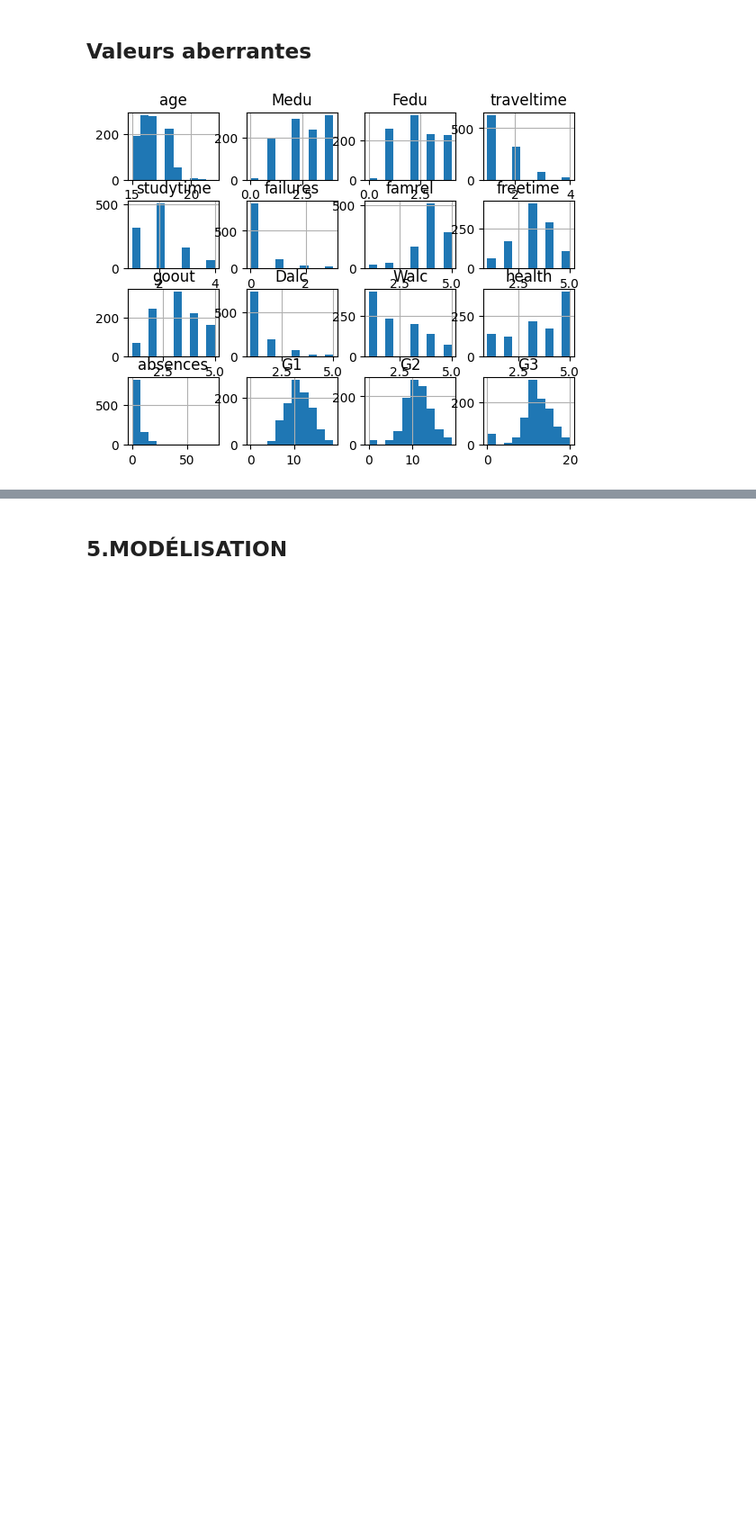
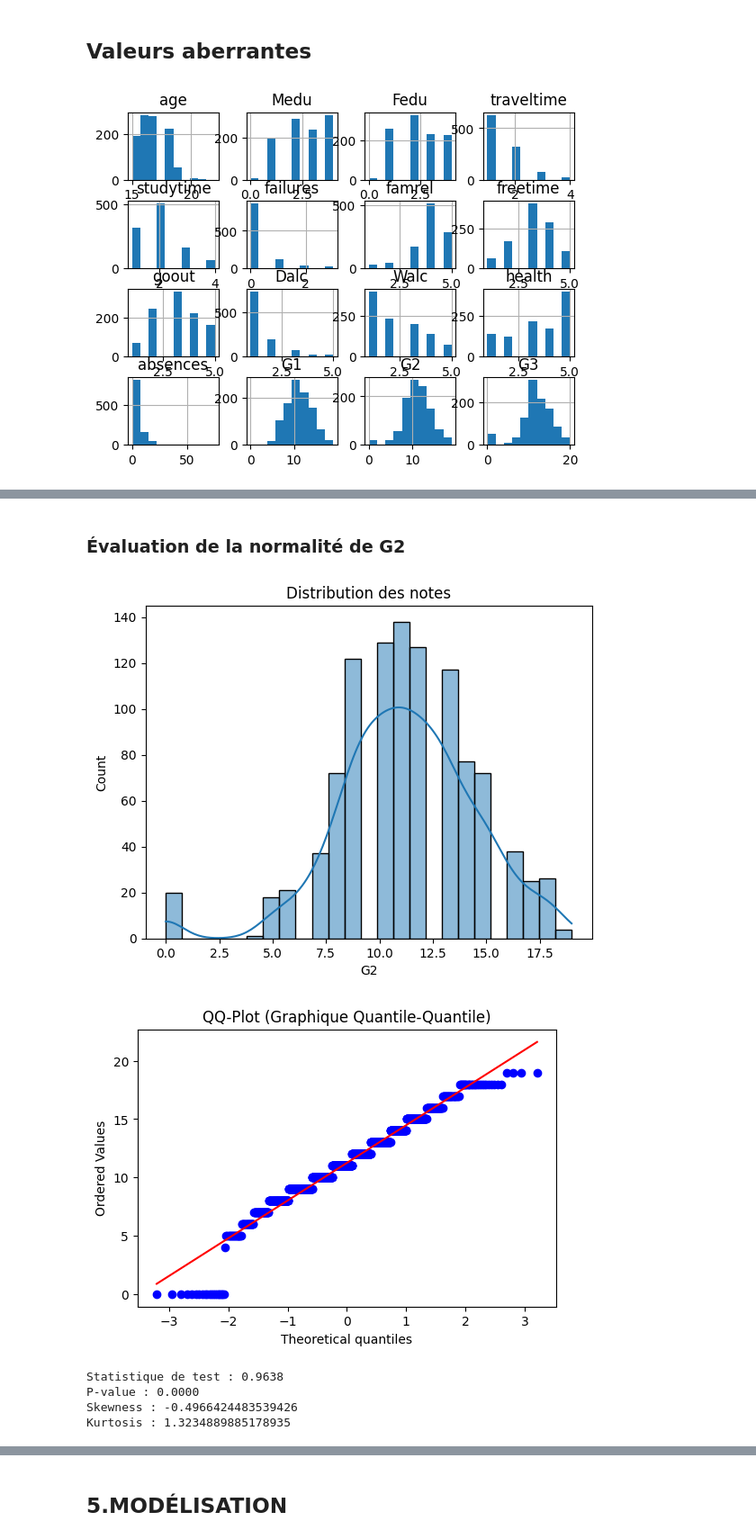
Before and after one commit to Grouloo/projet-chef-doeuvre, a Jupyter notebook: matrice-notebook.ipynb, the cells around one changed output, grey strips where cells are left out. Shown at 90% size. Saved outputs shown, nothing was run; the diff lists cells and outputs as text; code cells hidden in the pictures; blank space fills up the shorter version.

```diff
--- a/matrice-notebook.ipynb
+++ b/matrice-notebook.ipynb
@@ -164,0 +186,11 @@ Nous devrions faire atention à la présence de valeurs aberrantes dans leurs di
+# %% [markdown]
+### Évaluation de la normalité de G2
+# %%
+check_normality(merged['G2'])
+# %% [output]
+[figure, added]
+[figure, added]
+Statistique de test : 0.9638
+P-value : 0.0000
+Skewness : -0.4966424483539426
+Kurtosis : 1.3234889885178935
```
Also changed, not shown: parts of 17 cells of this notebook.
